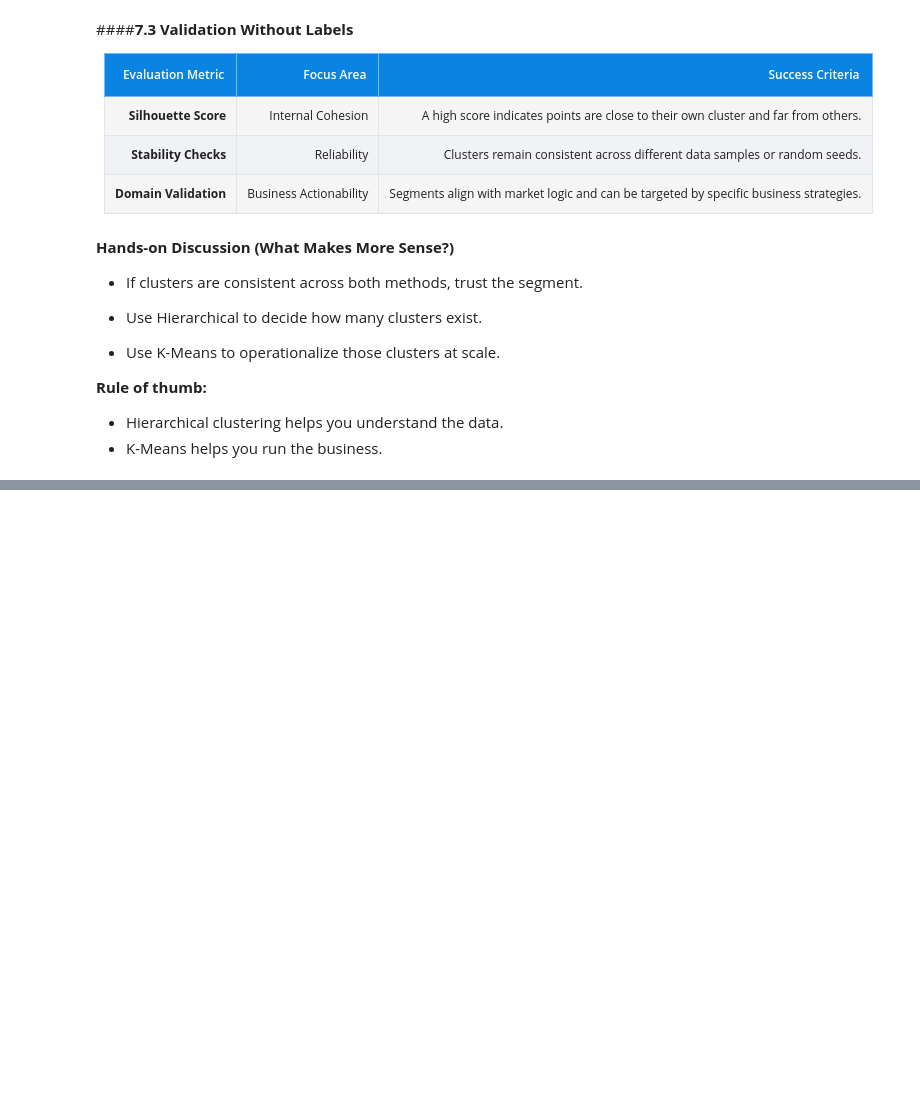
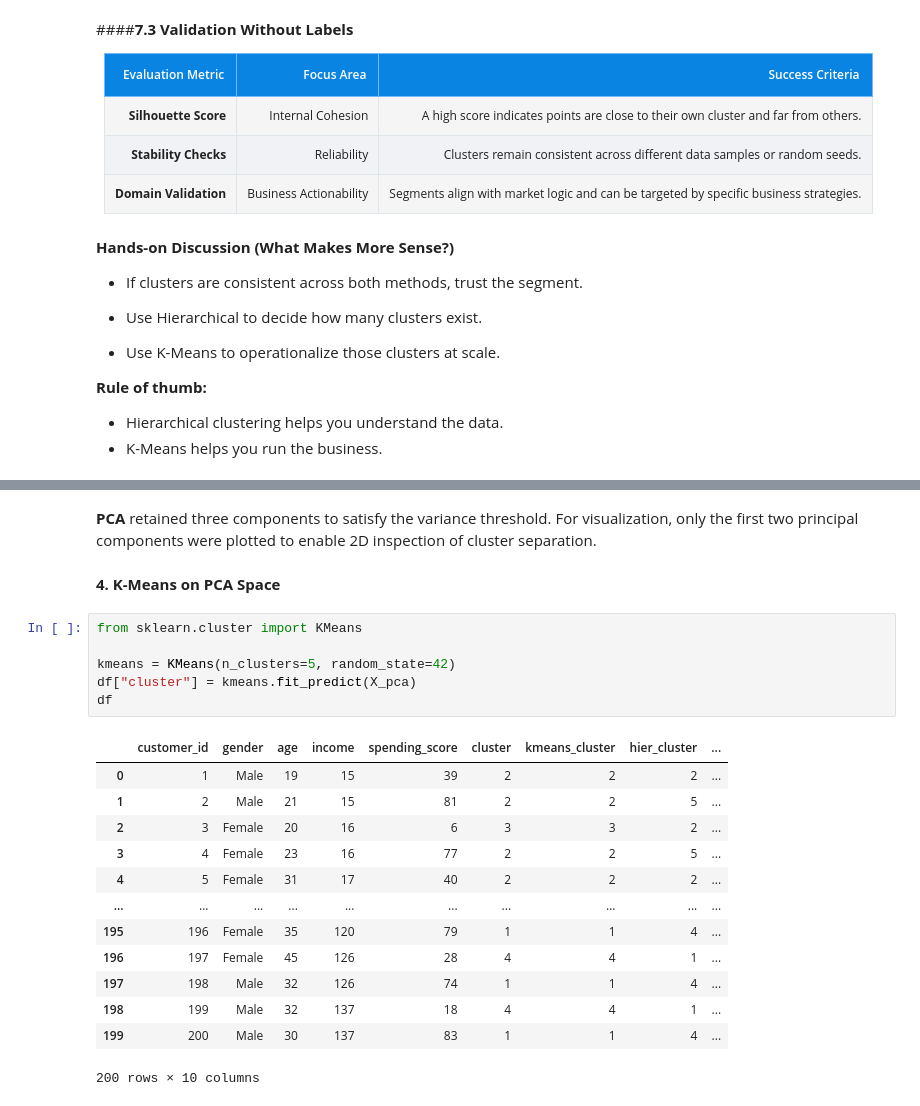
Before and after one commit to epythonlab2/AI_4_health, a Jupyter notebook: module_2_unsupervised_machine_learning.ipynb, the cells around one changed output, grey strips where cells are left out. Drawn from its saved outputs; the diff is of its cells as text; blank space fills up the shorter version.

```diff
--- a/module_2_unsupervised_machine_learning.ipynb
+++ b/module_2_unsupervised_machine_learning.ipynb
@@ -1465,0 +1573,24 @@ These pairs represent **stable customer segments** detected by both methods.
+# %% [markdown]
+**PCA** retained three components to satisfy the variance threshold. For visualization, only the first two principal components were plotted to enable 2D inspection of cluster separation.
+# %% [markdown]
+**4. K-Means on PCA Space**
+# %%
+from sklearn.cluster import KMeans
+
+kmeans = KMeans(n_clusters=5, random_state=42)
+df["cluster"] = kmeans.fit_predict(X_pca)
+df
+# %% [output]
+|  | customer_id | gender | age | income | spending_score | cluster | kmeans_cluster | hier_cluster | ... |
+| 0 | 1 | Male | 19 | 15 | 39 | 2 | 2 | 2 | ... |
+| 1 | 2 | Male | 21 | 15 | 81 | 2 | 2 | 5 | ... |
+| 2 | 3 | Female | 20 | 16 | 6 | 3 | 3 | 2 | ... |
+| 3 | 4 | Female | 23 | 16 | 77 | 2 | 2 | 5 | ... |
+| 4 | 5 | Female | 31 | 17 | 40 | 2 | 2 | 2 | ... |
+| ... | ... | ... | ... | ... | ... | ... | ... | ... | ... |
+| 195 | 196 | Female | 35 | 120 | 79 | 1 | 1 | 4 | ... |
+| 196 | 197 | Female | 45 | 126 | 28 | 4 | 4 | 1 | ... |
+| 197 | 198 | Male | 32 | 126 | 74 | 1 | 1 | 4 | ... |
+| 198 | 199 | Male | 32 | 137 | 18 | 4 | 4 | 1 | ... |
+| 199 | 200 | Male | 30 | 137 | 83 | 1 | 1 | 4 | ... |
+200 rows × 10 columns
```
Also changed, not shown: parts of 14 cells of this notebook.
